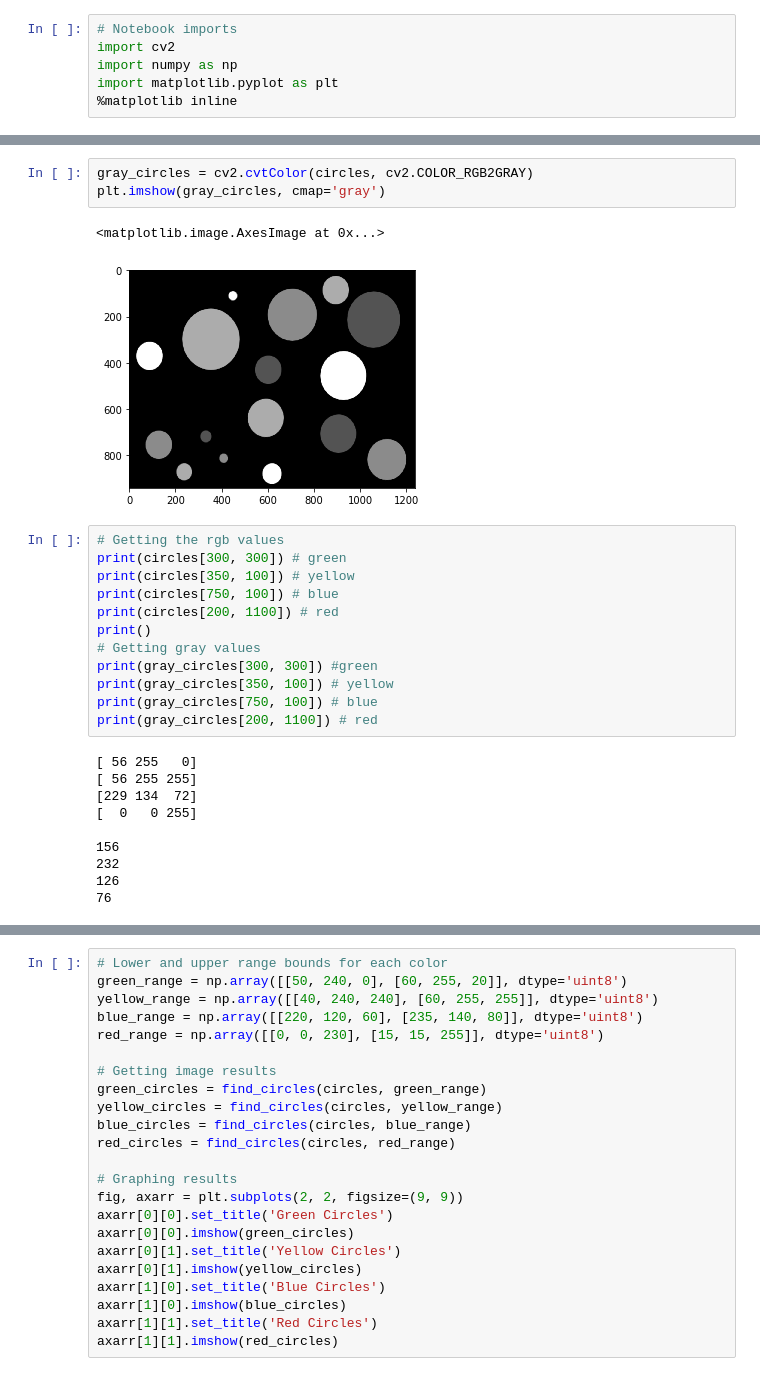
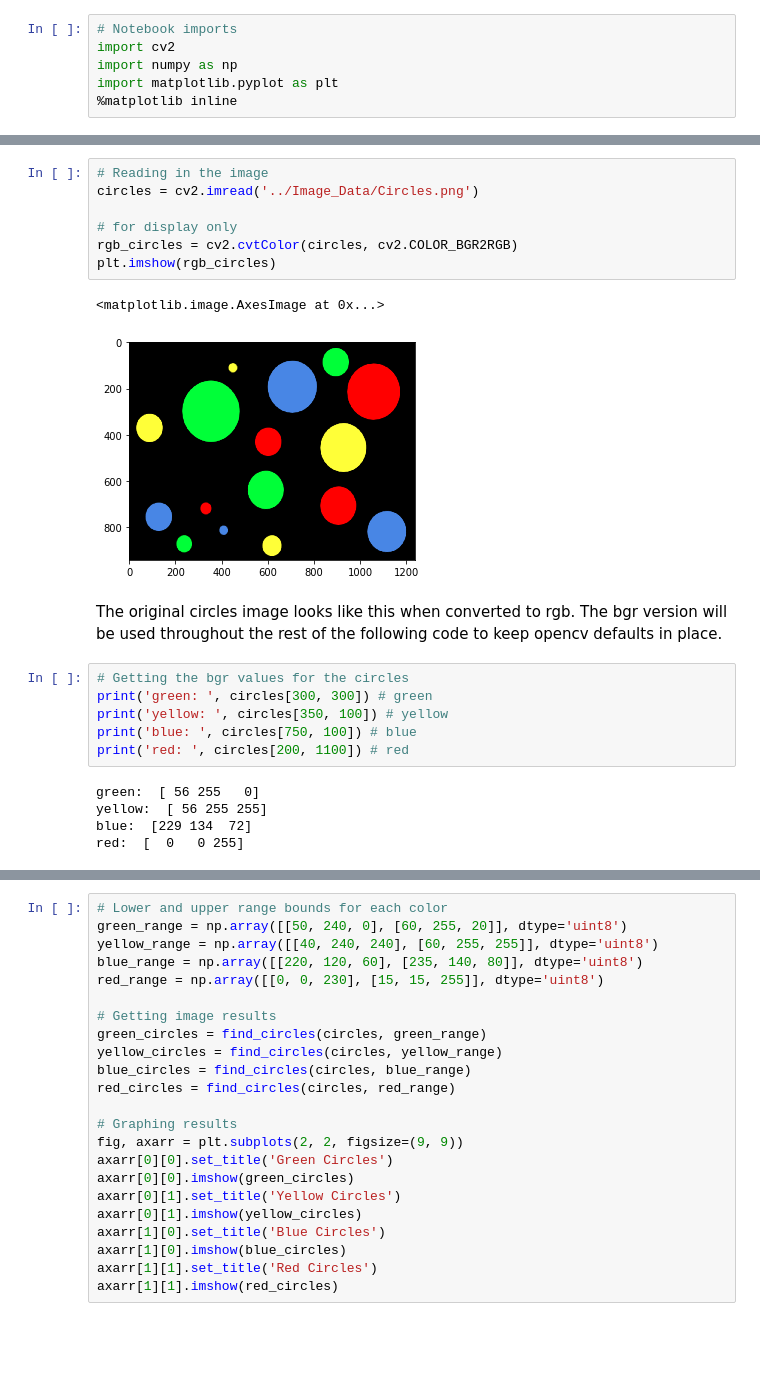
Before and after one commit to EthanWadsworth/TR_CV_Notes, a Jupyter notebook: Basic_Masking.ipynb, the cells around one changed output, grey strips where cells are left out. Saved outputs shown, nothing was run; the diff lists cells and outputs as text; blank space fills up the shorter version.

```diff
--- a/Basic_Masking.ipynb
+++ b/Basic_Masking.ipynb
@@ -18,28 +11,23 @@ circles = cv2.imread('../Image_Data/Circles.png')
-# %%
-gray_circles = cv2.cvtColor(circles, cv2.COLOR_RGB2GRAY)
-plt.imshow(gray_circles, cmap='gray')
-# %% [output]
-<matplotlib.image.AxesImage at 0x...>
-[figure, removed]
+# %%
+# Reading in the image
+circles = cv2.imread('../Image_Data/Circles.png')
+
+# for display only
+rgb_circles = cv2.cvtColor(circles, cv2.COLOR_BGR2RGB)
+plt.imshow(rgb_circles)
+# %% [output]
+<matplotlib.image.AxesImage at 0x...>
+[figure, added]
+# %% [markdown]
+The original circles image looks like this when converted to rgb. The bgr version will be used throughout the rest of the following code to keep opencv defaults in place.
 # %%
-# Getting the rgb values
-print(circles[300, 300]) # green
-print(circles[350, 100]) # yellow
-print(circles[750, 100]) # blue
-print(circles[200, 1100]) # red
-print()
-# Getting gray values
-print(gray_circles[300, 300]) #green
-print(gray_circles[350, 100]) # yellow
-print(gray_circles[750, 100]) # blue
-print(gray_circles[200, 1100]) # red
+# Getting the bgr values for the circles
+print('green: ', circles[300, 300]) # green
+print('yellow: ', circles[350, 100]) # yellow
+print('blue: ', circles[750, 100]) # blue
+print('red: ', circles[200, 1100]) # red
 # %% [output]
-[ 56 255   0]
-[ 56 255 255]
-[229 134  72]
-[  0   0 255]
-
-156
-232
-126
-76
+green:  [ 56 255   0]
+yellow:  [ 56 255 255]
+blue:  [229 134  72]
+red:  [  0   0 255]
```
Also changed, not shown: parts of 12 cells of this notebook.
